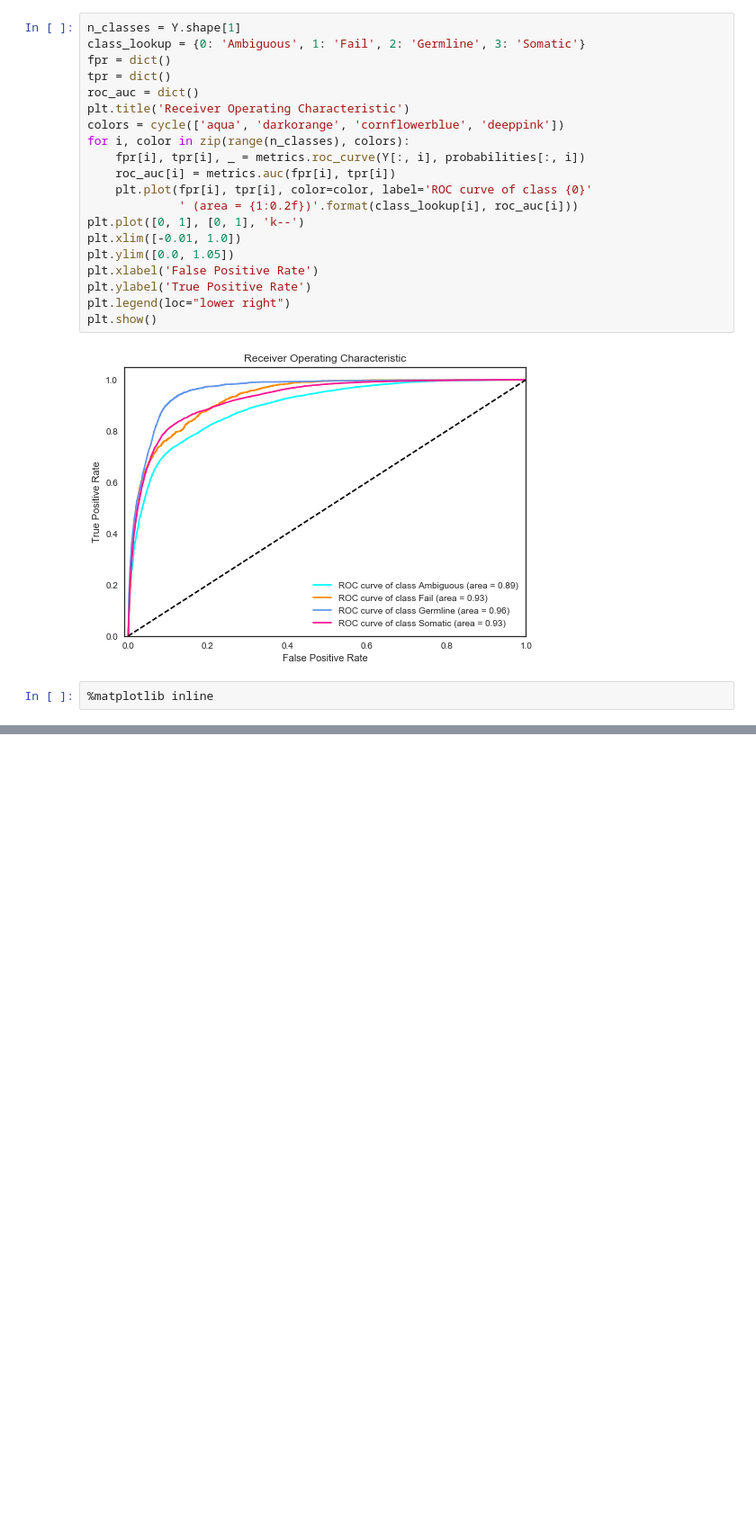
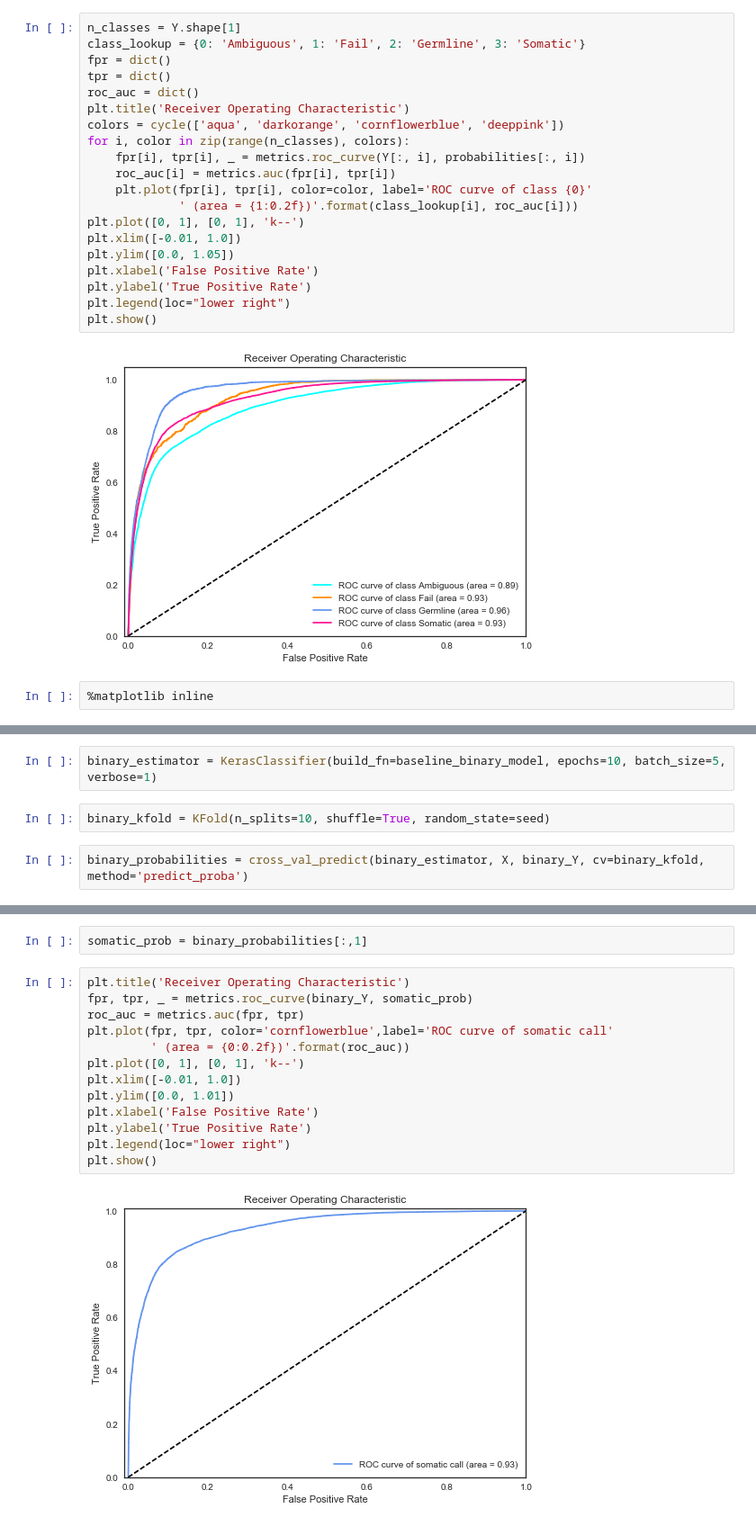
Before and after one commit to griffithlab/DeepSVR, a Jupyter notebook: notebooks/Deep learning model.ipynb, the cells around one changed output, grey strips where cells are left out. Shown at 90% size. Cells and saved outputs as stored; diff of their text form; blank space fills up the shorter version.

Commit message:
Add binary predictors.

```diff
--- a/notebooks/Deep learning model.ipynb
+++ b/notebooks/Deep learning model.ipynb
@@ -184,0 +229,6 @@ plt.show()
+# %%
+binary_estimator = KerasClassifier(build_fn=baseline_binary_model, epochs=10, batch_size=5, verbose=1)
+# %%
+binary_kfold = KFold(n_splits=10, shuffle=True, random_state=seed)
+# %%
+binary_probabilities = cross_val_predict(binary_estimator, X, binary_Y, cv=binary_kfold, method='predict_proba')
@@ -184,0 +268,17 @@ plt.show()
+# %%
+somatic_prob = binary_probabilities[:,1]
+# %%
+plt.title('Receiver Operating Characteristic')
+fpr, tpr, _ = metrics.roc_curve(binary_Y, somatic_prob)
+roc_auc = metrics.auc(fpr, tpr)
+plt.plot(fpr, tpr, color='cornflowerblue',label='ROC curve of somatic call'
+         ' (area = {0:0.2f})'.format(roc_auc))
+plt.plot([0, 1], [0, 1], 'k--')
+plt.xlim([-0.01, 1.0])
+plt.ylim([0.0, 1.01])
+plt.xlabel('False Positive Rate')
+plt.ylabel('True Positive Rate')
+plt.legend(loc="lower right")
+plt.show()
+# %% [output]
+[figure, added]
```
Also changed, not shown: parts of 17 cells of this notebook, 1 other file.
